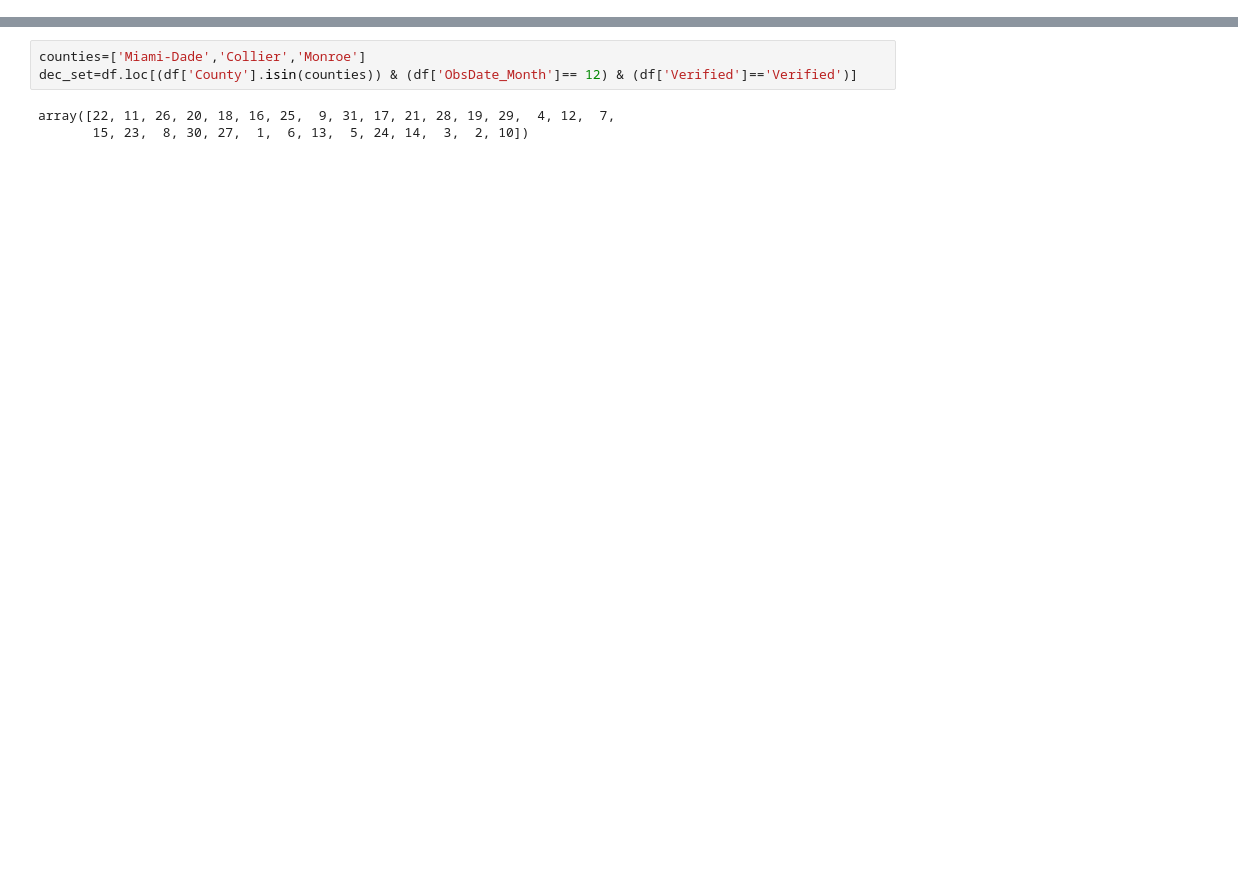
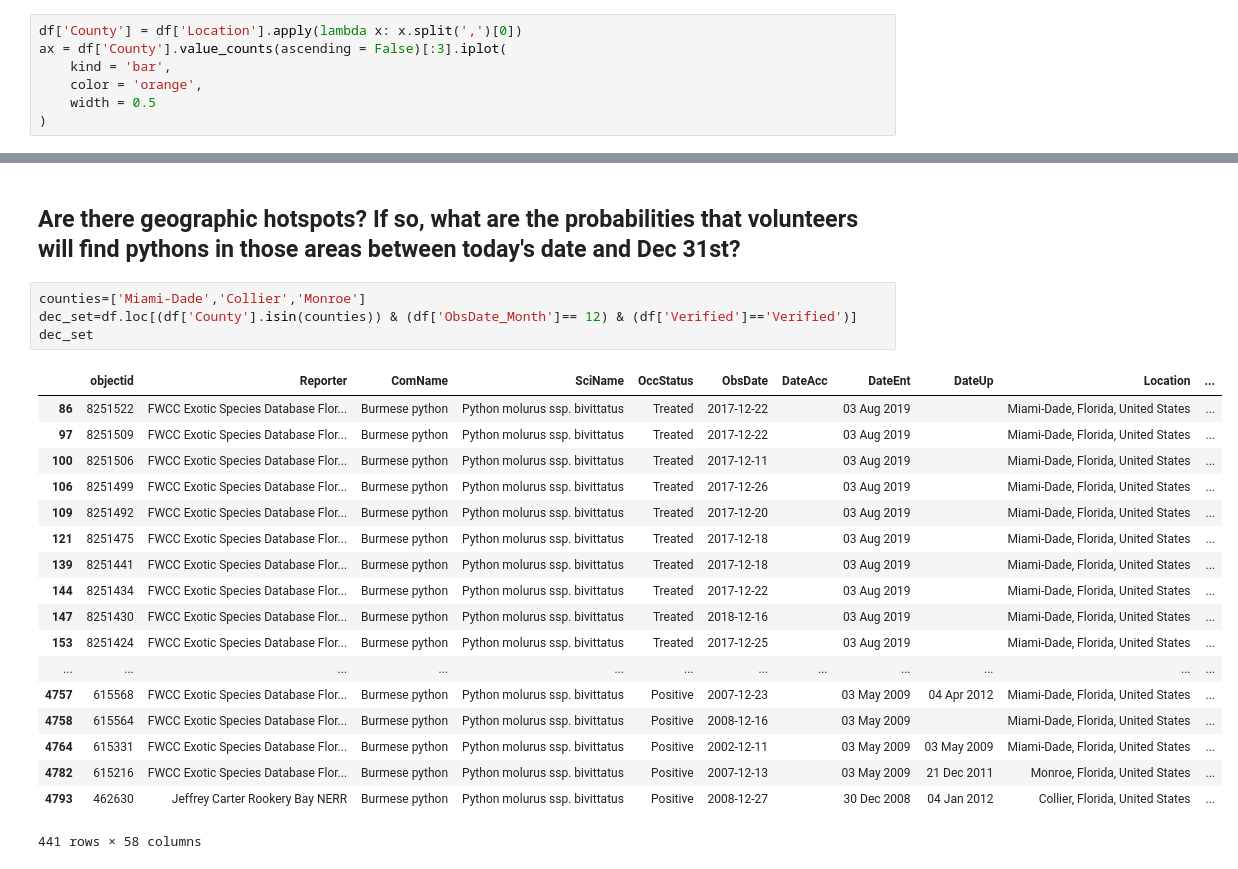
Before and after one commit to evill013/burmese-python-project, a Jupyter notebook: main.ipynb, the cells around one changed output, grey strips where cells are left out. Drawn from its saved outputs; the diff is of its cells as text; blank space fills up the shorter version.

```diff
--- a/main.ipynb
+++ b/main.ipynb
@@ -49,0 +50,7 @@ by_year.iplot(kind='line',
+# %%
+df['County'] = df['Location'].apply(lambda x: x.split(',')[0])
+ax = df['County'].value_counts(ascending = False)[:3].iplot(
+    kind = 'bar',
+    color = 'orange',
+    width = 0.5
+)
@@ -50,6 +59,25 @@ by_year.iplot(kind='line',
+# %% [markdown]
+## Are there geographic hotspots? If so, what are the probabilities that volunteers will find pythons in those areas between today's date and Dec 31st?
 # %%
 counties=['Miami-Dade','Collier','Monroe']
 dec_set=df.loc[(df['County'].isin(counties)) & (df['ObsDate_Month']== 12) & (df['Verified']=='Verified')]
+dec_set
 # %% [output]
+|  | objectid | Reporter | ComName | SciName | OccStatus | ObsDate | DateAcc | DateEnt | DateUp | Location | ... |
+| 86 | 8251522 | FWCC Exotic Species Database Flor... | Burmese python | Python molurus ssp. bivittatus | Treated | 2017-12-22 |  | 03 Aug 2019 |  | Miami-Dade, Florida, United States | ... |
+| 97 | 8251509 | FWCC Exotic Species Database Flor... | Burmese python | Python molurus ssp. bivittatus | Treated | 2017-12-22 |  | 03 Aug 2019 |  | Miami-Dade, Florida, United States | ... |
+| 100 | 8251506 | FWCC Exotic Species Database Flor... | Burmese python | Python molurus ssp. bivittatus | Treated | 2017-12-11 |  | 03 Aug 2019 |  | Miami-Dade, Florida, United States | ... |
+| 106 | 8251499 | FWCC Exotic Species Database Flor... | Burmese python | Python molurus ssp. bivittatus | Treated | 2017-12-26 |  | 03 Aug 2019 |  | Miami-Dade, Florida, United States | ... |
+| 109 | 8251492 | FWCC Exotic Species Database Flor... | Burmese python | Python molurus ssp. bivittatus | Treated | 2017-12-20 |  | 03 Aug 2019 |  | Miami-Dade, Florida, United States | ... |
+| 121 | 8251475 | FWCC Exotic Species Database Flor... | Burmese python | Python molurus ssp. bivittatus | Treated | 2017-12-18 |  | 03 Aug 2019 |  | Miami-Dade, Florida, United States | ... |
+| 139 | 8251441 | FWCC Exotic Species Database Flor... | Burmese python | Python molurus ssp. bivittatus | Treated | 2017-12-18 |  | 03 Aug 2019 |  | Miami-Dade, Florida, United States | ... |
+| 144 | 8251434 | FWCC Exotic Species Database Flor... | Burmese python | Python molurus ssp. bivittatus | Treated | 2017-12-22 |  | 03 Aug 2019 |  | Miami-Dade, Florida, United States | ... |
+| 147 | 8251430 | FWCC Exotic Species Database Flor... | Burmese python | Python molurus ssp. bivittatus | Treated | 2018-12-16 |  | 03 Aug 2019 |  | Miami-Dade, Florida, United States | ... |
+| 153 | 8251424 | FWCC Exotic Species Database Flor... | Burmese python | Python molurus ssp. bivittatus | Treated | 2017-12-25 |  | 03 Aug 2019 |  | Miami-Dade, Florida, United States | ... |
+| ... | ... | ... | ... | ... | ... | ... | ... | ... | ... | ... | ... |
+| 4757 | 615568 | FWCC Exotic Species Database Flor... | Burmese python | Python molurus ssp. bivittatus | Positive | 2007-12-23 |  | 03 May 2009 | 04 Apr 2012 | Miami-Dade, Florida, United States | ... |
+| 4758 | 615564 | FWCC Exotic Species Database Flor... | Burmese python | Python molurus ssp. bivittatus | Positive | 2008-12-16 |  | 03 May 2009 |  | Miami-Dade, Florida, United States | ... |
+| 4764 | 615331 | FWCC Exotic Species Database Flor... | Burmese python | Python molurus ssp. bivittatus | Positive | 2002-12-11 |  | 03 May 2009 | 03 May 2009 | Miami-Dade, Florida, United States | ... |
+| 4782 | 615216 | FWCC Exotic Species Database Flor... | Burmese python | Python molurus ssp. bivittatus | Positive | 2007-12-13 |  | 03 May 2009 | 21 Dec 2011 | Monroe, Florida, United States | ... |
+| 4793 | 462630 | Jeffrey Carter Rookery Bay NERR | Burmese python | Python molurus ssp. bivittatus | Positive | 2008-12-27 |  | 30 Dec 2008 | 04 Jan 2012 | Collier, Florida, United States | ... |
-array([22, 11, 26, 20, 18, 16, 25,  9, 31, 17, 21, 28, 19, 29,  4, 12,  7,
-       15, 23,  8, 30, 27,  1,  6, 13,  5, 24, 14,  3,  2, 10])
+441 rows × 58 columns
```
Also changed, not shown: parts of 16 cells of this notebook.
